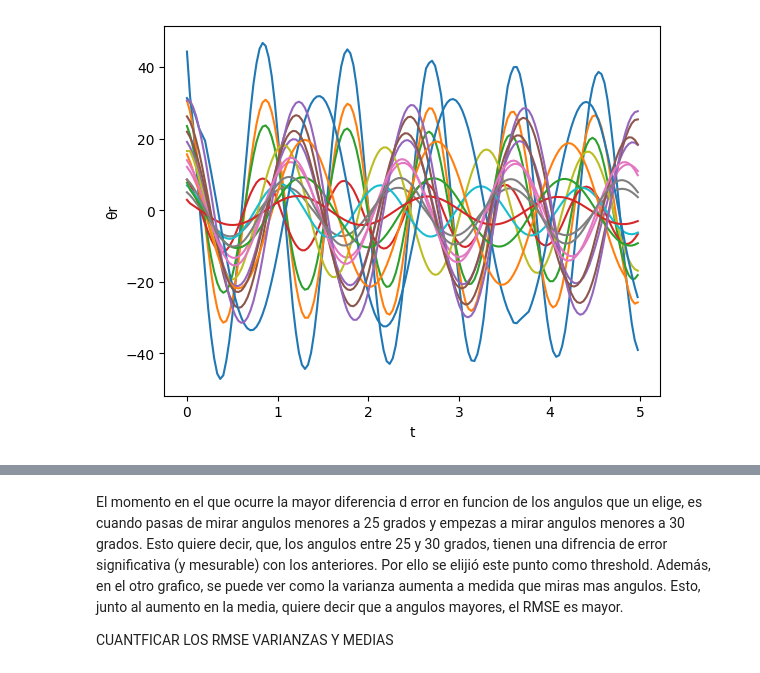
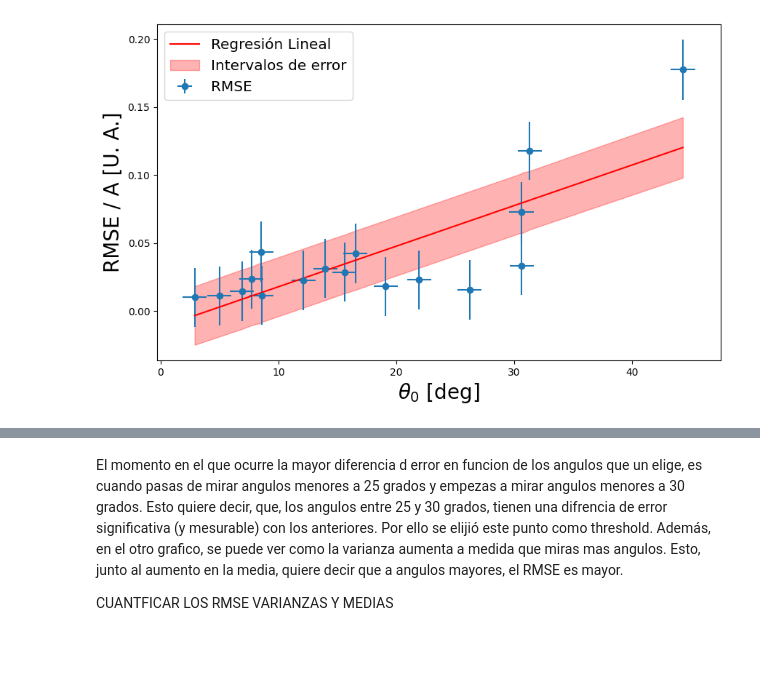
Before and after one commit to FacuVCanale/TP1-FISICA, a Jupyter notebook: code/error_movimiento.ipynb, the cells around one changed output, grey strips where cells are left out. Saved outputs shown, nothing was run; the diff lists cells and outputs as text; code cells hidden in the pictures; blank space fills up the shorter version.

```diff
--- a/code/error_movimiento.ipynb
+++ b/code/error_movimiento.ipynb
@@ -192,7 +192,7 @@ def process_dataset(dataset_path):
     data = pd.read_csv(dataset_path)
     L = get_largo(data)
     data = format_pd(data)
-    plot_data(data)
+    # plot_data(data)
     tita0, amplitud, T, frecuencia = get_tita0(data), get_amplitud(data), get_periodo(data), get_frecuencia(data)
     return data, tita0, amplitud, T, frecuencia, L
 
@@ -204,8 +204,8 @@ def plot_MSE(data, theoretical_signal):
 
     plt.figure()
     plt.plot(data['t'], squared_error, label=r'Error Cuadrático Medio')
-    plt.xlabel(r'Tiempo')
-    plt.ylabel(r'Error Cuadrático Medio')
+    plt.xlabel(r'Tiempo', fontsize=20)
+    plt.ylabel(r'Error Cuadrático Medio', fontsize=20)
     plt.legend()
     plt.show()
 
@@ -226,31 +226,40 @@ def plot_cumulative_error(data, theoretical_signal):
     #plt.title('Error Absoluto Acumulativo en el Tiempo')
     plt.show()
 
-def graph_MRSEs(MRSEs):
+def graph_MRSEs(MRSEs, amplitud):
     MRSEs = sorted(MRSEs, key=lambda x: x[0])
-    tita0_values    = [x[0] for x in MRSEs]
-    MRSE_values     = [x[1] for x in MRSEs]
-    tita0_errors    = [x[2] for x in MRSEs]
-    MRSE_errors     = [x[3] for x in MRSEs]
+    tita0_values = [x[0] for x in MRSEs]
+    MRSE_values = [x[1] for x in MRSEs]
+    tita0_errors = [x[2] for x in MRSEs]
+    MRSE_errors = [x[3] for x in MRSEs]
+    # printear el mrse asociado al angulo
+
+    L_values = [x[4] for x in MRSEs]
+
+    tita0_values_normalized = tita0_values
+    tita0_errors_normalized = tita0_errors
+    MRSE_values_normalized = [m / amplitud for m in MRSE_values]
+    MRSE_errors_normalized = [e / amplitud for e in MRSE_errors]
 
     plt.figure(figsize=(10, 6))
 
-    # Graficar MRSE con barras de error
-    plt.errorbar(tita0_values, MRSE_values, xerr=tita0_errors, yerr=MRSE_errors, fmt='o', label=r'MRSE')
+    # Plotting MRSE with error bars
+    plt.errorbar(tita0_values_normalized, MRSE_values_normalized, xerr=tita0_errors_normalized, yerr=MRSE_errors_normalized, fmt='o', label=r'RMSE')
 
-    X = np.array(tita0_values).reshape(-1, 1)
-    y = np.array(MRSE_values)
+    # Performing linear regression
+    X = np.array(tita0_values_normalized).reshape(-1, 1)
+    y = np.array(MRSE_values_normalized)
     model = LinearRegression()
     model.fit(X, y)
     y_pred = model.predict(X)
 
-    plt.plot(tita0_values, y_pred, color='red', label=r'Regresión Lineal')
-    plt.fill_between(tita0_values, y_pred - MRSE_errors, y_pred + MRSE_errors, color='red', alpha=0.3, label=r'Intervalo de error')
-    plt.xlabel(r'$\theta_0$ [deg]', fontsize=14)
-    plt.ylabel(r'MRSE [deg]', fontsize=14)
-    plt.legend()
+    # Plotting the linear regression line
+    plt.plot(tita0_values_normalized, y_pred, color='red', label=r'Regresión Lineal')
+    plt.fill_between(tita0_values_normalized, y_pred - MRSE_errors_normalized, y_pred + MRSE_errors_normalized, color='red', alpha=0.3, label=r'Intervalos de error')
+    plt.xlabel(r'$\theta_0$ [deg]', fontsize=20)
+    plt.ylabel(r'RMSE / A [U. A.]', fontsize=20)
+    plt.legend(fontsize='x-large')
     plt.show()
-
 
 # Definir función para calcular el RMSE
 def calculate_rmse(y, y_hat):
@@ -268,7 +277,7 @@ def calculate_rmse_propagation(y, y_hat, sigma_y_hat, sigma_y=0):
 
     return rmse, propagation
 
-def analyze_threshold_effect_on_MRSE(MRSEs):
+def analyze_threshold_effect_on_MRSE(MRSEs, amplitud):
     # Separar los MRSE en dos partes: menor o igual a 18 grados y mayor a 18 grados
     threshold = 29
 
@@ -303,8 +312,8 @@ def analyze_threshold_effect_on_MRSE(MRSEs):
         print(f"\nLa diferencia en MRSE entre los dos segmentos es de aproximadamente: {higher_mean - lower_mean:.2f}")
         print(f"Esto indica que, para ángulos mayores a {threshold} grados, el error se incrementa en comparación con ángulos menores.")
 
-def plot_MRSE_analysis(MRSEs):
-    angles = range(0, 55, 5)
+def plot_MRSE_analysis(MRSEs, amplitud):
+    angles = range(0, 55, 10)
     means = []
     stds = []
 
@@ -316,24 +325,23 @@ def plot_MRSE_analysis(MRSEs):
         means.append(mean)
         stds.append(std)
 
-    # Plot mean MRSEs with error bars
     plt.figure(figsize=(10, 5))
-    plt.bar(angles, means, yerr=stds, capsize=5, alpha=0.7, color='b')
-    plt.xlabel('Threshold Angle (degrees)')
-    plt.ylabel('Mean MRSE')
-    plt.title('Mean MRSE with Error Bars')
+    plt.bar(angles[1:], means[1:], yerr=stds[1:], capsize=5, alpha=0.7, color='b', label='MRSE promedio')
+    plt.xticks(range(10, 55, 10))  # Cambia los xticks para que vayan de 10 en 10
+    plt.legend(fontsize='x-large')
+    plt.xlabel('Ángulo umbral [deg]', fontsize=20)
+    plt.ylabel('MRSE promedio', fontsize=20)
     plt.show()
 
-    # Calculate differences between consecutive means
     differences = np.diff(means)
     differences_stds = np.sqrt(np.diff(stds)**2)
 
-    # Plot differences with error bars
     plt.figure(figsize=(10, 5))
-    plt.bar(angles[:-1], differences, yerr=differences_stds, capsize=5, alpha=0.7, color='r')
-    plt.xlabel('Threshold Angle (degrees)')
-    plt.ylabel('Difference in Mean MRSE')
-    plt.title('Differences in Mean MRSE with Error Bars')
+    plt.bar(angles[1:], differences, yerr=differences_stds,capsize= 5 ,alpha=0.7, color='r', label='Diferencia en MRSE promedio')
+    plt.legend(fontsize='x-large')
+    plt.xlabel('Ángulo umbral [deg]', fontsize=20)
+    plt.ylabel('Diferencia en MRSE promedio', fontsize=16)
+    plt.xticks(angles[1:])  # Set x-axis ticks to start from 10 degrees
     plt.show()
 
 def analyze_period_vs_estimate(MRSEs, datasets_info):
@@ -420,13 +428,6 @@ def graphs():
         period_theoretical = 2 * np.pi * np.sqrt(L_metros / g)
         period_calculated = T
 
-        # Imprimir valores para depuración
-        print(f"Dataset {i}:")
-        print(f"  tita0: {tita0}")
-        print(f"  L (cm): {L}, L (m): {L_metros}")
-        print(f"  Período calculado: {period_calculated}")
-        print(f"  Período teórico: {period_theoretical}")
-        print(f"  Diferencia: {period_calculated - period_theoretical}\n")
 
         MRSEs_tita0.append((tita0, MRSE, dicc["dθ0"], dMRSE, L, amplitud))
         # plot_MSE(data, theoretical_signal)
@@ -438,10 +439,10 @@ def graphs():
             "period_theoretical": period_theoretical,
         })
 
-    graph_MRSEs(MRSEs_tita0)
-    analyze_threshold_effect_on_MRSE(MRSEs_tita0)
+    graph_MRSEs(MRSEs_tita0, amplitud)
+    analyze_threshold_effect_on_MRSE(MRSEs_tita0, amplitud)
     plot_MRSE_analysis(MRSEs_tita0)
-    analyze_period_vs_estimate(MRSEs_tita0, datasets_info)
+    # analyze_period_vs_estimate(MRSEs_tita0, datasets_info)
 
 
 graphs()
@@ -471 +455 @@ See the caveats in the documentation: https://pandas.pydata.org/pandas-docs/stab
-[figure, old version]
+[figure, new version]
```
Also changed, not shown: parts of 1 cell of this notebook, 3 other files.
